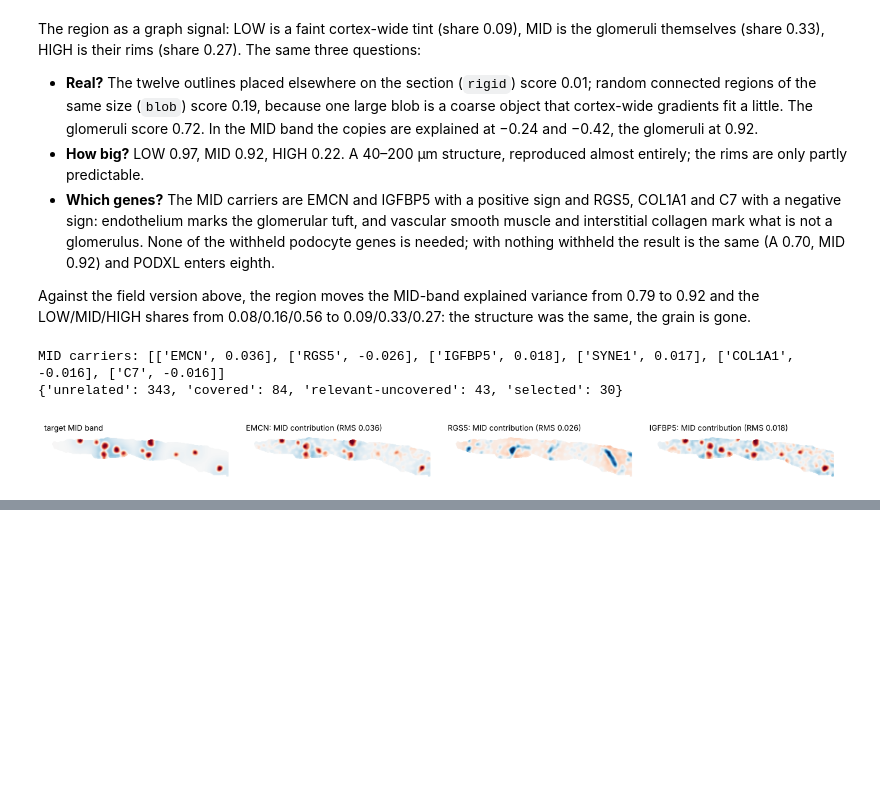
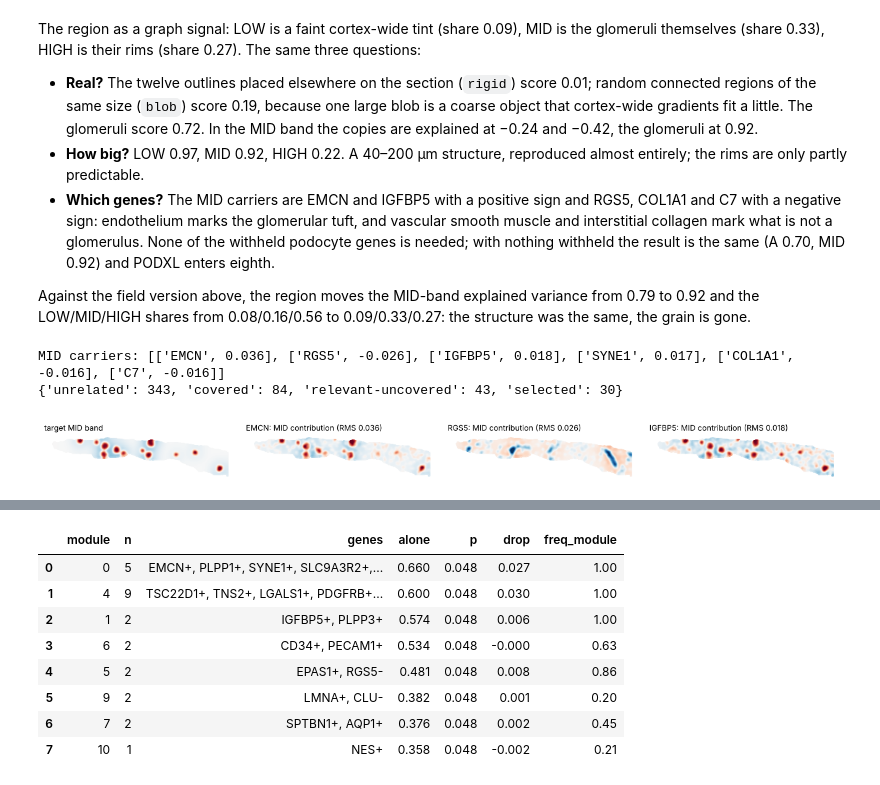
Before and after one commit to BMEngineeR/scalematch, a Jupyter notebook: tutorials/02_continuous_target_visium_hd.ipynb, the cells around one changed output, grey strips where cells are left out. Saved outputs shown, nothing was run; the diff lists cells and outputs as text; code cells hidden in the pictures; blank space fills up the shorter version.

```diff
--- a/tutorials/02_continuous_target_visium_hd.ipynb
+++ b/tutorials/02_continuous_target_visium_hd.ipynb
@@ -182,0 +214,12 @@ res.save("output/kidney16_podocyte")
+# %%
+conf_r.modules.head(8)[["module", "n", "genes", "alone", "p", "drop", "freq_module"]].round(3)
+# %% [output]
+|  | module | n | genes | alone | p | drop | freq_module |
+| 0 | 0 | 5 | EMCN+, PLPP1+, SYNE1+, SLC9A3R2+,... | 0.660 | 0.048 | 0.027 | 1.00 |
+| 1 | 4 | 9 | TSC22D1+, TNS2+, LGALS1+, PDGFRB+... | 0.600 | 0.048 | 0.030 | 1.00 |
+| 2 | 1 | 2 | IGFBP5+, PLPP3+ | 0.574 | 0.048 | 0.006 | 1.00 |
+| 3 | 6 | 2 | CD34+, PECAM1+ | 0.534 | 0.048 | -0.000 | 0.63 |
+| 4 | 5 | 2 | EPAS1+, RGS5- | 0.481 | 0.048 | 0.008 | 0.86 |
+| 5 | 9 | 2 | LMNA+, CLU- | 0.382 | 0.048 | 0.001 | 0.20 |
+| 6 | 7 | 2 | SPTBN1+, AQP1+ | 0.376 | 0.048 | 0.002 | 0.45 |
+| 7 | 10 | 1 | NES+ | 0.358 | 0.048 | -0.002 | 0.21 |
```
Also changed, not shown: parts of 13 cells of this notebook, 9 other files.
